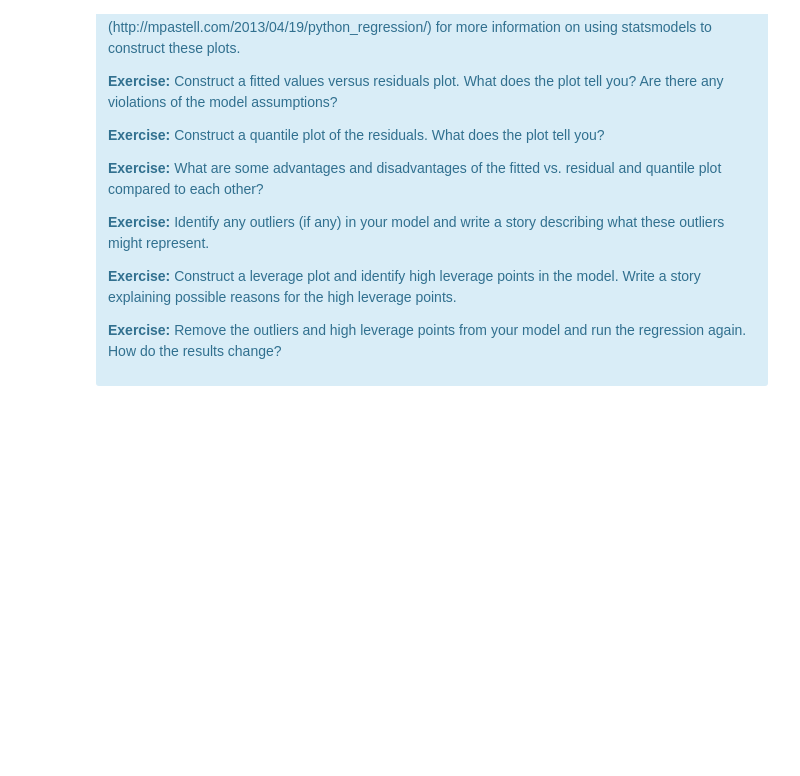
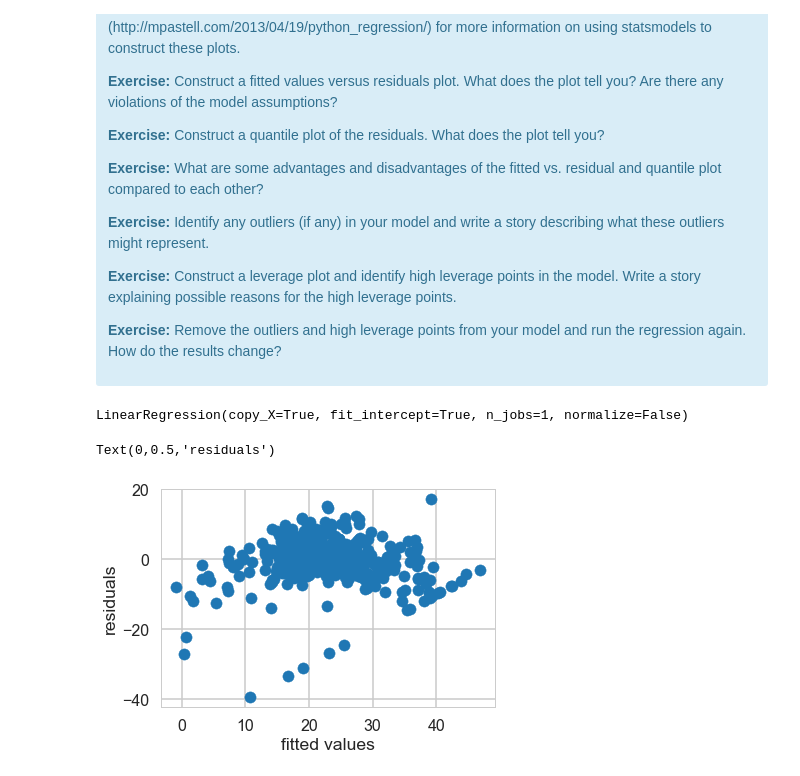
Before and after one commit to cathyxinxyz/mini_projects, a Jupyter notebook: linear_regression/Mini_Project_Linear_Regression_xinyu.ipynb, the cells around one changed output. Cells and saved outputs as stored; diff of their text form; code cells hidden in the pictures; blank space fills up the shorter version.

```diff
--- a/linear_regression/Mini_Project_Linear_Regression_xinyu.ipynb
+++ b/linear_regression/Mini_Project_Linear_Regression_xinyu.ipynb
@@ -802,0 +960,18 @@ There are some other issues that are important investigate with linear regressio
+# %%
+# Your turn.
+#Construct a fitted values versus residuals plot. What does the plot tell you? Are there any violations of the model assumptions?
+
+X = bos[['CRIM', 'RM', 'PTRATIO']]
+# This creates a LinearRegression object
+lm = LinearRegression()
+lm.fit(X, bos.PRICE)
+# %% [output]
+LinearRegression(copy_X=True, fit_intercept=True, n_jobs=1, normalize=False)
+# %%
+residuals=lm.predict(X)-bos.PRICE
+plt.scatter(lm.predict(X), residuals)
+plt.xlabel('fitted values')
+plt.ylabel('residuals')
+# %% [output]
+Text(0,0.5,'residuals')
+[figure, added]
```
Also changed, not shown: parts of 43 cells of this notebook, 27 other files.
